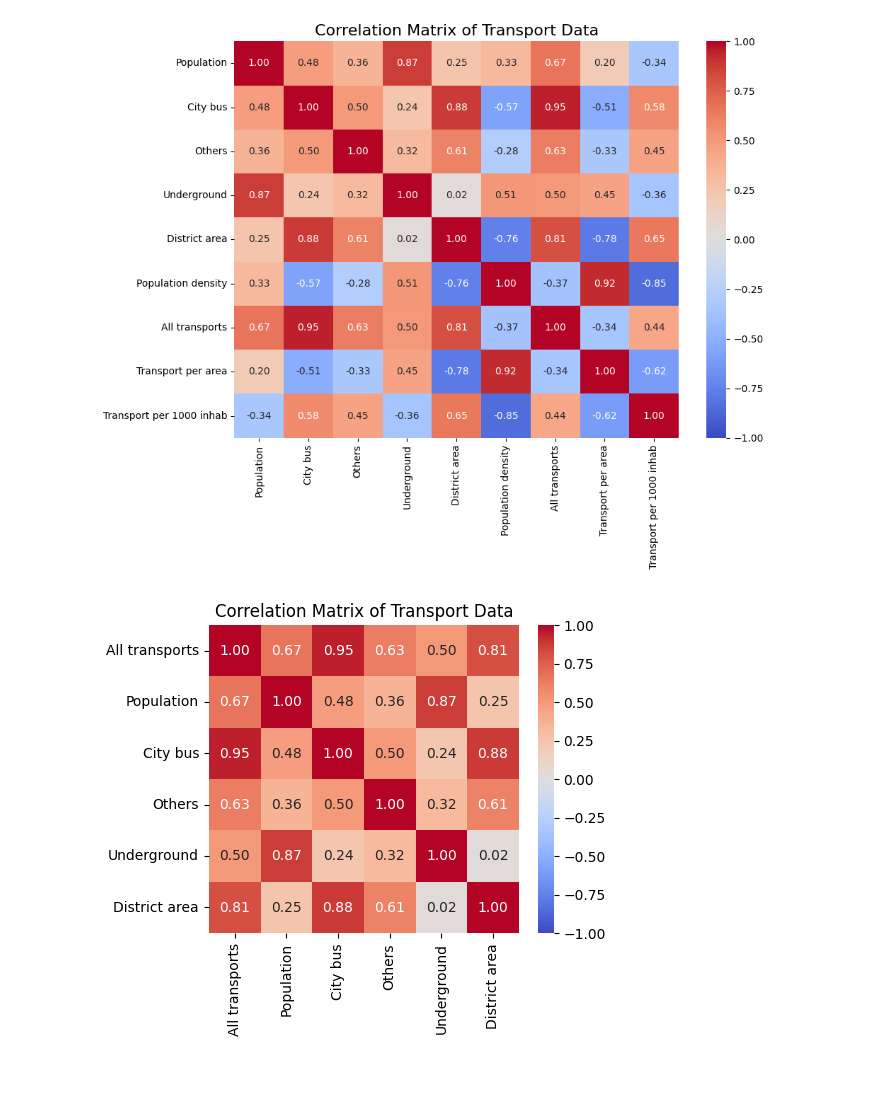
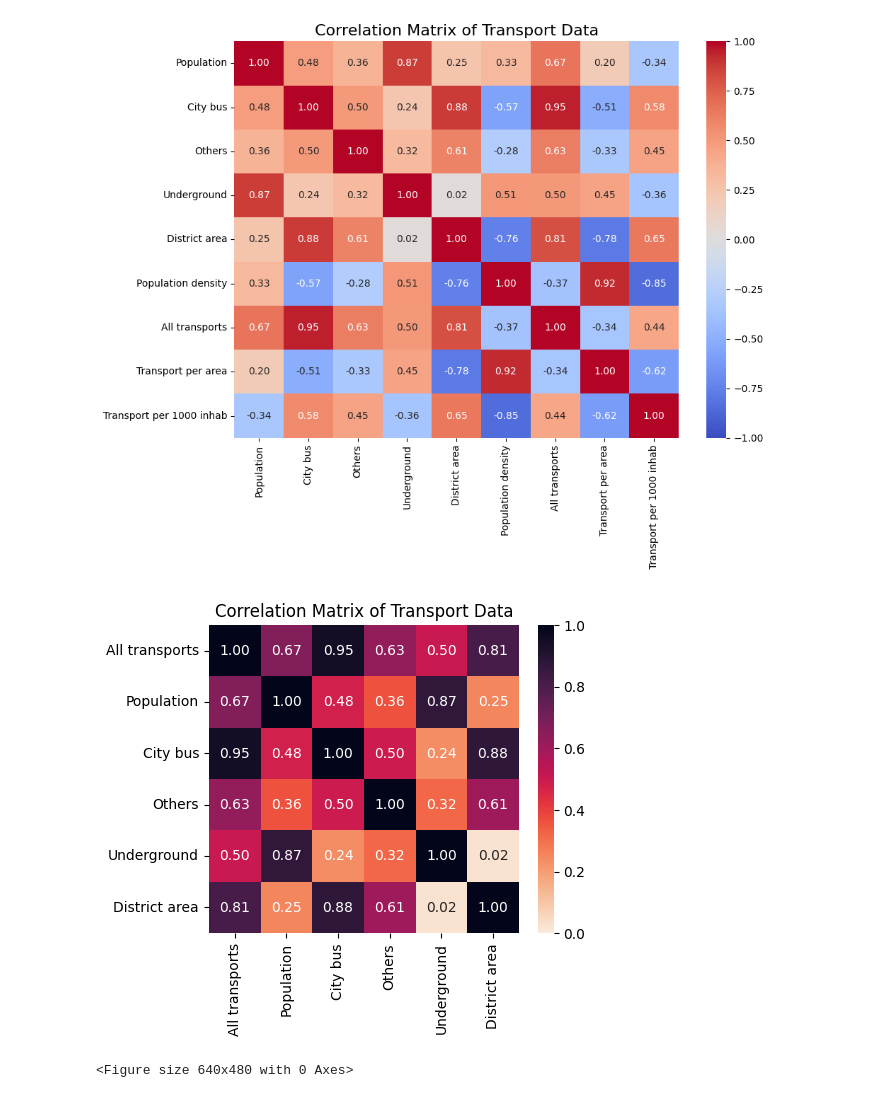
Before and after one commit to pcomastriado/DA-Bootcamp, a Jupyter notebook: _DA-project_/notebooks/EDA_FinalProject.ipynb, the cells around one changed output. Cells and saved outputs as stored; diff of their text form; code cells hidden in the pictures.

```diff
--- a/_DA-project_/notebooks/EDA_FinalProject.ipynb
+++ b/_DA-project_/notebooks/EDA_FinalProject.ipynb
@@ -618,6 +620,8 @@ plt.show()
 # Create a folium map centered on Barcelona
 # Set initial map location (latitude, longitude) and zoom level
 barcelona_map = folium.Map(location=[41.3851, 2.1734], zoom_start=12)
+
+merged.reset_index(inplace=True)
 
 # Loop through each district and add a marker to the map
 for idx, row in merged.iterrows():
@@ -631,7 +635,7 @@ for idx, row in merged.iterrows():
     # Add a marker for each district centroid
     folium.CircleMarker(
         location=[row['Latitude'], row['Longitude']],  # Latitude and Longitude of the centroid
-        radius = row['Population'] / 10000,  # Marker size based on population or any other metric
+        radius = row['Population'] / 8000,  # Marker size based on population or any other metric
         color='blue',  # Marker color
         weight=0.6,
         fill=True,  # Fill the circle
@@ -924,13 +965,17 @@ columns_of_interest = ['All transports', 'Population', 'City bus', 'Others', 'Un
 # %%
 correlation=merged[columns_of_interest].corr()
 # Plot the heatmap of the correlation matrix
 plt.figure(figsize=(5, 4))
-sns.heatmap(correlation, annot=True, cmap='coolwarm', fmt='.2f', vmin=-1, vmax=1)
+sns.heatmap(correlation, annot=True, cmap='rocket_r', fmt='.2f', vmin=0, vmax=1)
 
 # Add a title
 plt.title('Correlation Matrix of Transport Data', fontsize=12)
 
 # Show the plot
 plt.show()
+
+# Save the figure as an image file
+plt.savefig('transport_correlations.png')
 # %% [output]
-[figure, old version]
+[figure, new version]
+<Figure size 640x480 with 0 Axes>
```
Also changed, not shown: parts of 13 cells of this notebook, 15 other files.
